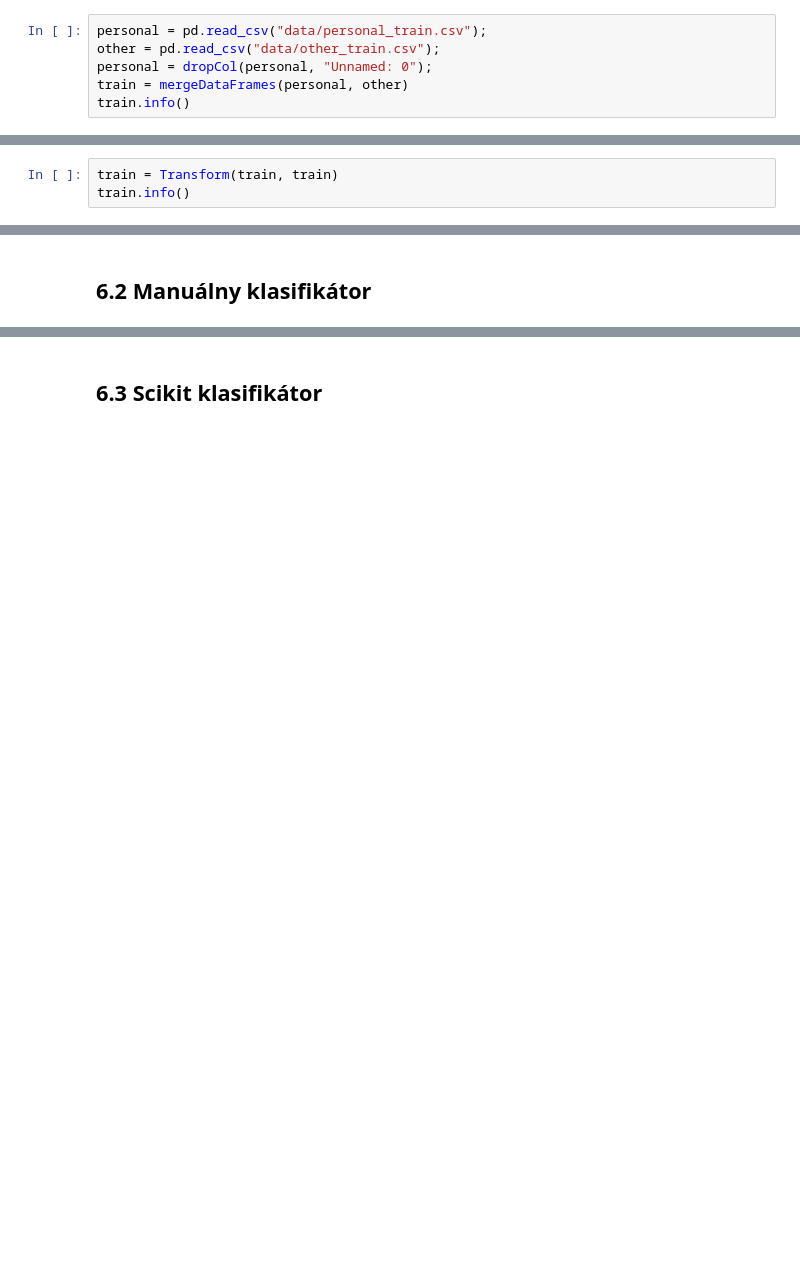
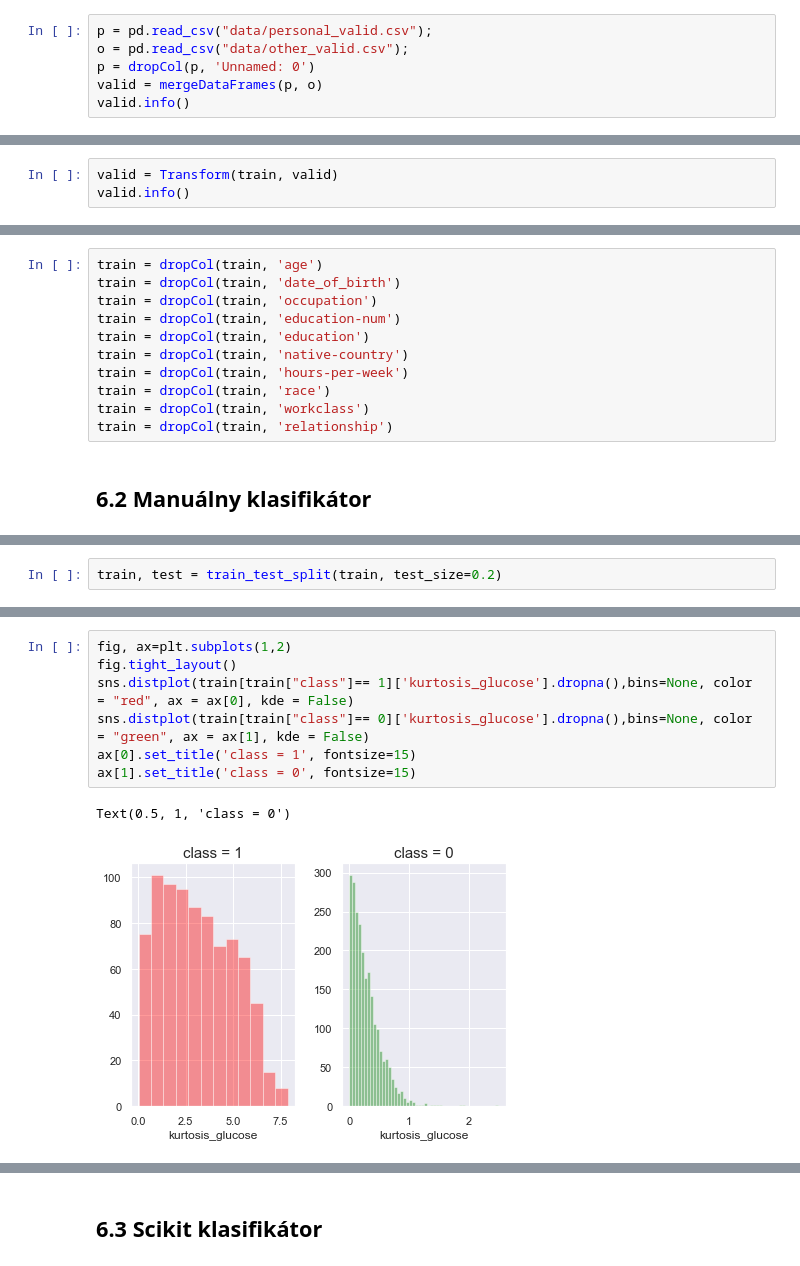
Before and after one commit to jaruji/IAU-project, a Jupyter notebook: IAU - Kocurik, Bedej J., prieskumna analyza.ipynb, the cells around one changed output, grey strips where cells are left out. Drawn from its saved outputs; the diff is of its cells as text; blank space fills up the shorter version.

```diff
--- a/IAU - Kocurik, Bedej J., prieskumna analyza.ipynb
+++ b/IAU - Kocurik, Bedej J., prieskumna analyza.ipynb
@@ -3009,7 +2978,7 @@ prostredníctvom volania funkcie df = Transform(train, train). Keďže sme s dat
 # %%
-personal = pd.read_csv("data/personal_train.csv");
-other = pd.read_csv("data/other_train.csv");
-personal = dropCol(personal, "Unnamed: 0");
-train = mergeDataFrames(personal, other)
-train.info()
+p = pd.read_csv("data/personal_valid.csv");
+o = pd.read_csv("data/other_valid.csv");
+p = dropCol(p, 'Unnamed: 0')
+valid = mergeDataFrames(p, o)
+valid.info()
 # %% [output]
@@ -3033,4 +3010,4 @@ memory usage: 829.6+ KB
 # %%
-train = Transform(train, train)
-train.info()
+valid = Transform(train, valid)
+valid.info()
 # %% [output]
@@ -3041,2 +3031,13 @@ df.info()
+# %%
+train = dropCol(train, 'age')
+train = dropCol(train, 'date_of_birth')
+train = dropCol(train, 'occupation')
+train = dropCol(train, 'education-num')
+train = dropCol(train, 'education')
+train = dropCol(train, 'native-country')
+train = dropCol(train, 'hours-per-week')
+train = dropCol(train, 'race')
+train = dropCol(train, 'workclass')
+train = dropCol(train, 'relationship')
 # %% [markdown]
 ## 6.2 Manuálny klasifikátor
@@ -3042,0 +3050,2 @@ df.info()
+# %%
+train, test = train_test_split(train, test_size=0.2)
@@ -3042,0 +3080,10 @@ df.info()
+# %%
+fig, ax=plt.subplots(1,2)
+fig.tight_layout()
+sns.distplot(train[train["class"]== 1]['kurtosis_glucose'].dropna(),bins=None, color = "red", ax = ax[0], kde = False)
+sns.distplot(train[train["class"]== 0]['kurtosis_glucose'].dropna(),bins=None, color = "green", ax = ax[1], kde = False)
+ax[0].set_title('class = 1', fontsize=15)
+ax[1].set_title('class = 0', fontsize=15)
+# %% [output]
+Text(0.5, 1, 'class = 0')
+[figure, added]
```
Also changed, not shown: parts of 50 cells of this notebook.
